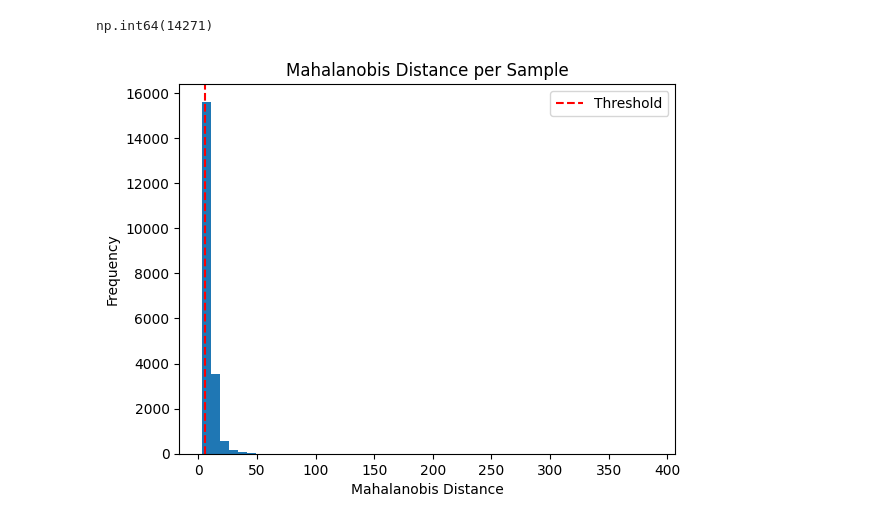
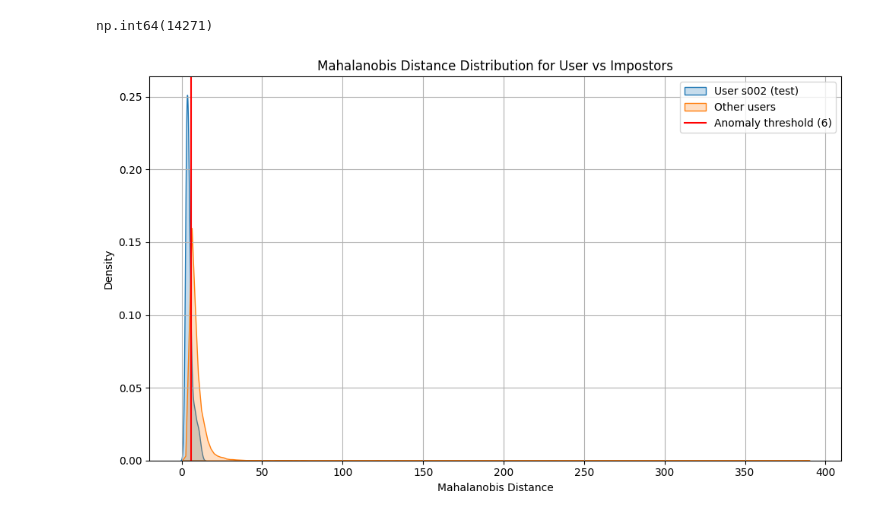
Before and after one commit to aydinefendi/keystroke-anomaly-detector, a Jupyter notebook: keystroke_detector.ipynb, the cells around one changed output. Cells and saved outputs as stored; diff of their text form; code cells hidden in the pictures.

Commit message:
distribution of scores for the non-training txns form s002 and other subjects for mahalanobis distance this time

```diff
--- a/keystroke_detector.ipynb
+++ b/keystroke_detector.ipynb
@@ -100,19 +90,25 @@ cov += np.eye(cov.shape[0]) * 1e-6
 inv_cov = np.linalg.inv(cov)
 # %%
 mahalanobis_distance = np.array([distance.mahalanobis(row, mean, inv_cov) for row in X_other_scaled])
+# %%
+mahalanobis_distance_test = np.array([distance.mahalanobis(row, mean, inv_cov) for row in X_test_scaled])
 # %%
 mahalanobis_anomalies = mahalanobis_distance > 6
 # %%
 np.sum(mahalanobis_anomalies)
 # %% [output]
 np.int64(14271)
-# %%
-plt.hist(mahalanobis_distance, bins=50)
-plt.axvline(6, color='red', linestyle='--', label='Threshold')
-plt.title("Mahalanobis Distance per Sample")
-plt.xlabel("Mahalanobis Distance")
-plt.ylabel("Frequency")
-plt.legend()
-plt.show()
-# %% [output]
-[figure, removed]
+# %%
+plt.figure(figsize=(10, 6))
+sns.kdeplot(mahalanobis_distance_test, label='User s002 (test)', fill=True)
+sns.kdeplot(mahalanobis_distance, label='Other users', fill=True)
+plt.axvline(6, color='red', label='Anomaly threshold (6)')
+plt.title('Mahalanobis Distance Distribution for User vs Impostors')
+plt.xlabel('Mahalanobis Distance')
+plt.ylabel('Density')
+plt.legend()
+plt.grid(True)
+plt.tight_layout()
+plt.show()
+# %% [output]
+[figure, added]
```
Also changed, not shown: parts of 1 cell of this notebook.
